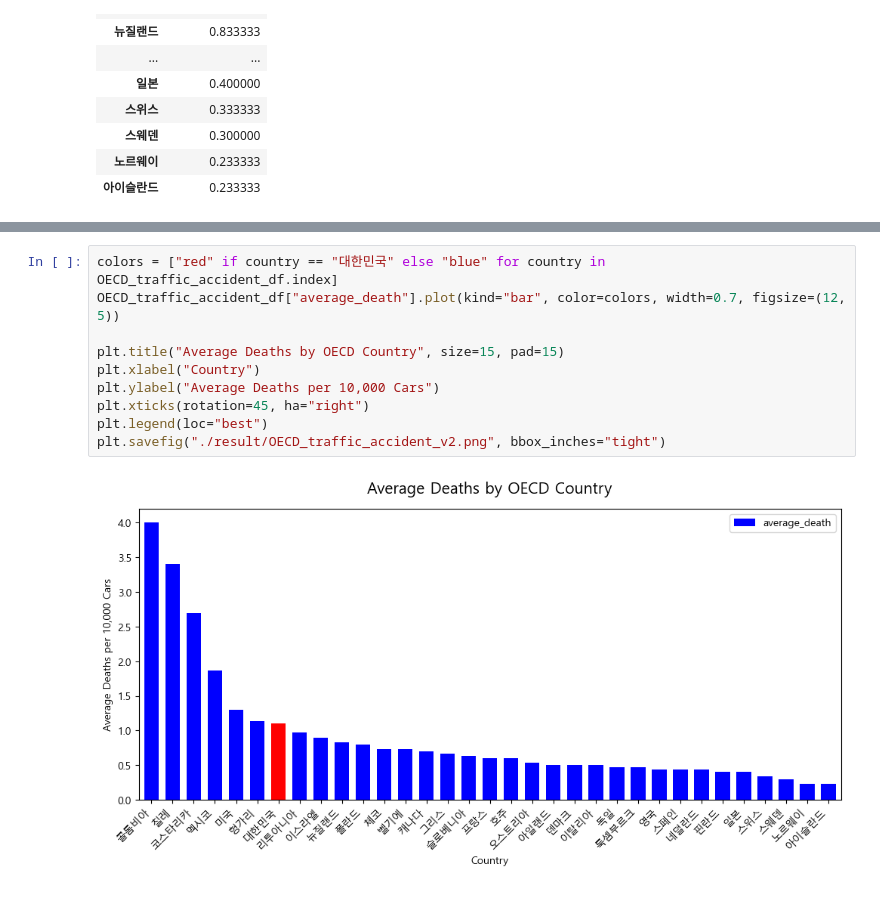
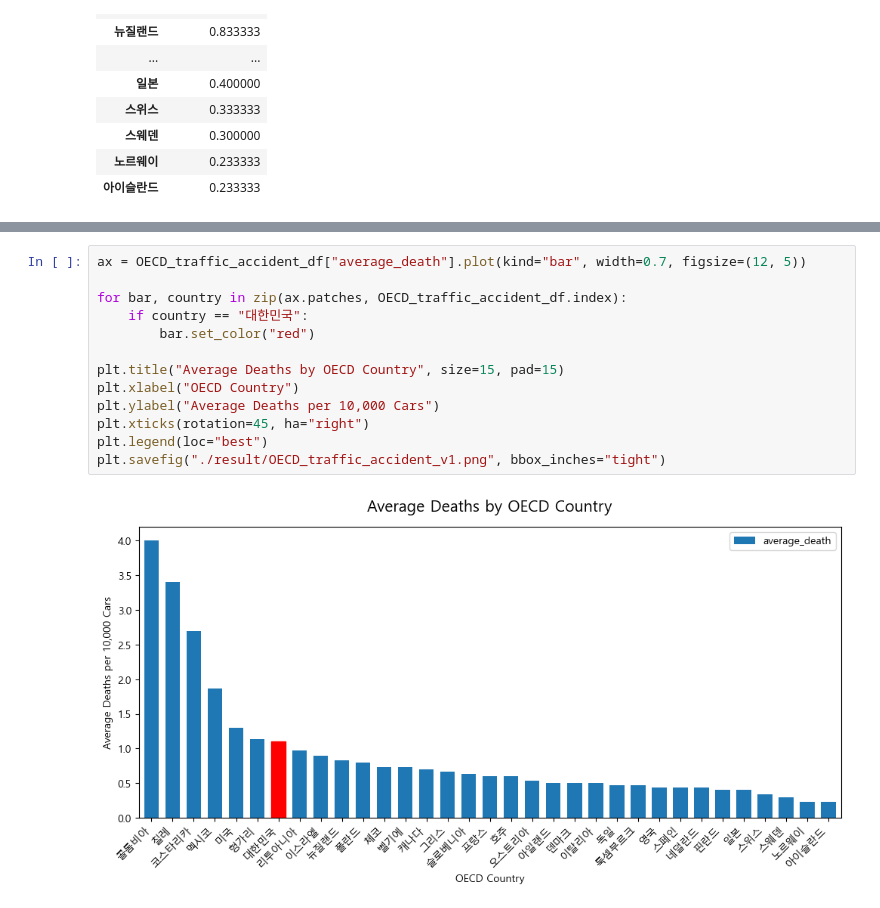
Before and after one commit to hkle2/Elderly_driver_traffic_accident_project, a Jupyter notebook: Code/OECD_traffic_accident.ipynb, the cells around one changed output, grey strips where cells are left out. Drawn from its saved outputs; the diff is of its cells as text.

Commit message:
Update: traffic accident project data, code, result

```diff
--- a/Code/OECD_traffic_accident.ipynb
+++ b/Code/OECD_traffic_accident.ipynb
@@ -64,12 +66,15 @@ plt.savefig("./result/OECD_traffic_accident_v3.png", bbox_inches="tight")
 # %%
-colors = ["red" if country == "대한민국" else "blue" for country in OECD_traffic_accident_df.index]
-OECD_traffic_accident_df["average_death"].plot(kind="bar", color=colors, width=0.7, figsize=(12, 5))
+ax = OECD_traffic_accident_df["average_death"].plot(kind="bar", width=0.7, figsize=(12, 5))
+
+for bar, country in zip(ax.patches, OECD_traffic_accident_df.index):
+    if country == "대한민국":
+        bar.set_color("red")
 
 plt.title("Average Deaths by OECD Country", size=15, pad=15)
-plt.xlabel("Country")
+plt.xlabel("OECD Country")
 plt.ylabel("Average Deaths per 10,000 Cars")
 plt.xticks(rotation=45, ha="right")
 plt.legend(loc="best")
-plt.savefig("./result/OECD_traffic_accident_v2.png", bbox_inches="tight")
+plt.savefig("./result/OECD_traffic_accident_v1.png", bbox_inches="tight")
 # %% [output]
-[figure, old version]
+[figure, new version]
```
Also changed, not shown: parts of 3 cells of this notebook, 40 other files.
